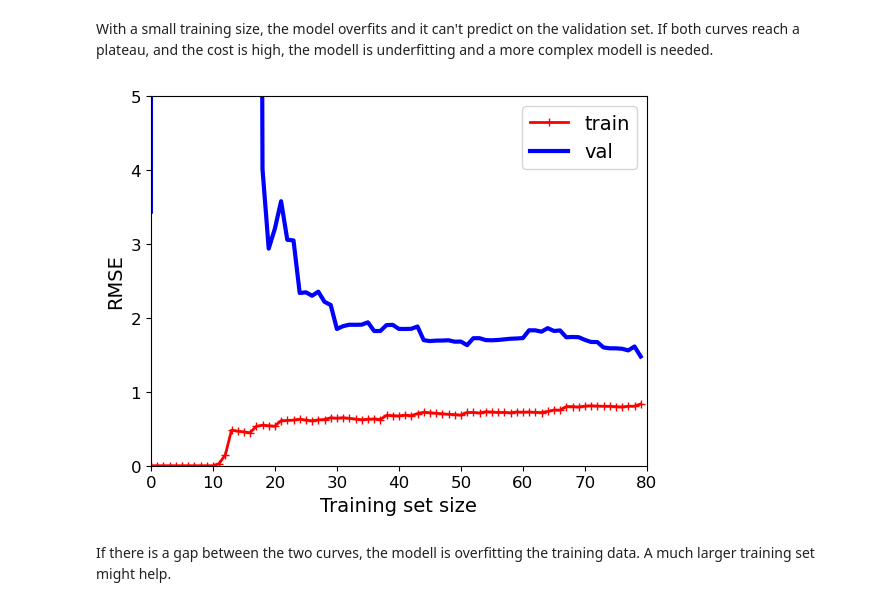
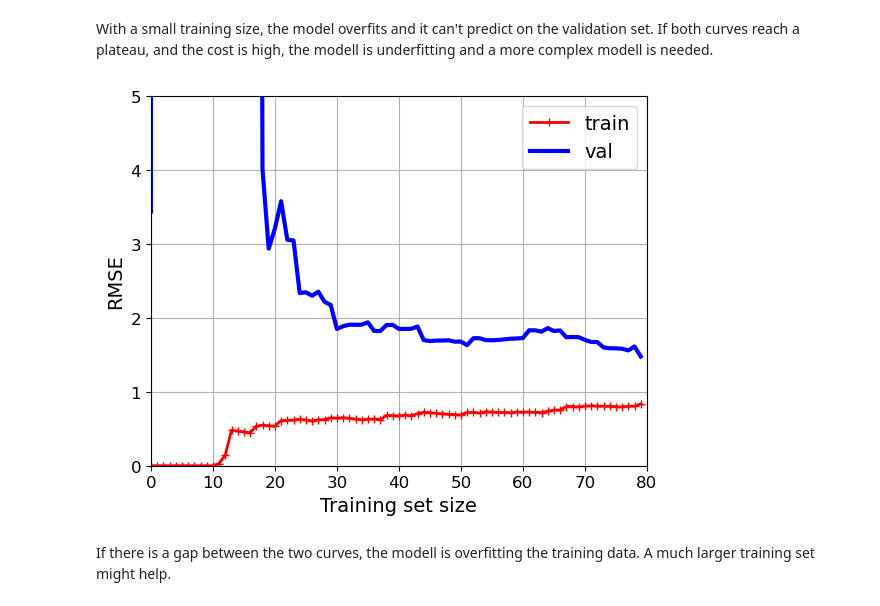
Before and after one commit to teavaj/handson-ml2, a Jupyter notebook: Vajk/CHAPTER 4 Training Models.ipynb, the cells around one changed output. Cells and saved outputs as stored; diff of their text form; code cells hidden in the pictures.

```diff
--- a/Vajk/CHAPTER 4 Training Models.ipynb
+++ b/Vajk/CHAPTER 4 Training Models.ipynb
@@ -364,17 +365,18 @@ With a small training size, the model overfits and it can't predict on the valid
 # %%
 
 from sklearn.pipeline import Pipeline
 
 polynomial_regression = Pipeline([
         ("poly_features", PolynomialFeatures(degree=10, include_bias=False)),
         ("lin_reg", LinearRegression()),
     ])
 
 plot_learning_curves(polynomial_regression, X, y)
 plt.axis([0, 80, 0, 5])           # not shown
 # save_fig("learning_curves_plot")  # not shown
+plt.grid()
 plt.show()                        # not shown
 # %% [output]
-[figure, old version]
+[figure, new version]
 # %% [markdown]
 If there is a gap between the two curves, the modell is overfitting the training data. A much larger training set might help.
```
Also changed, not shown: parts of 19 cells of this notebook.
